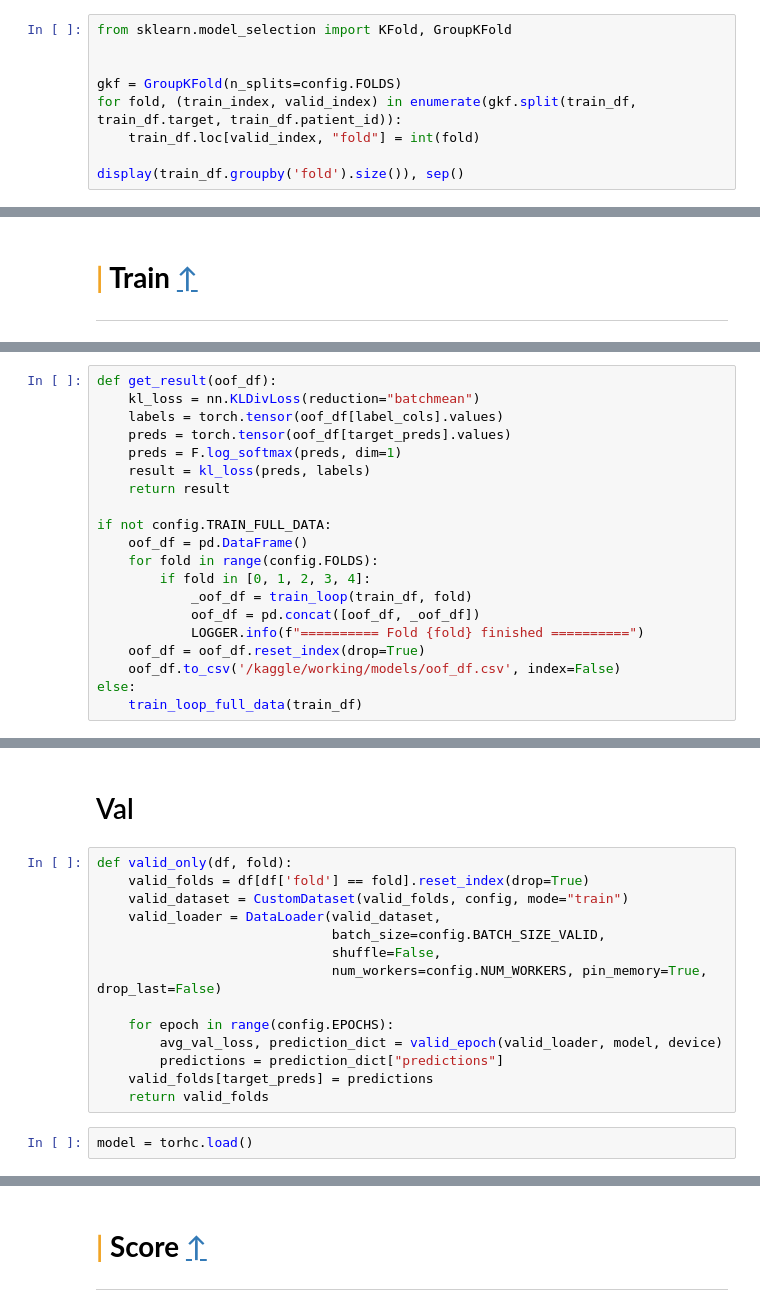
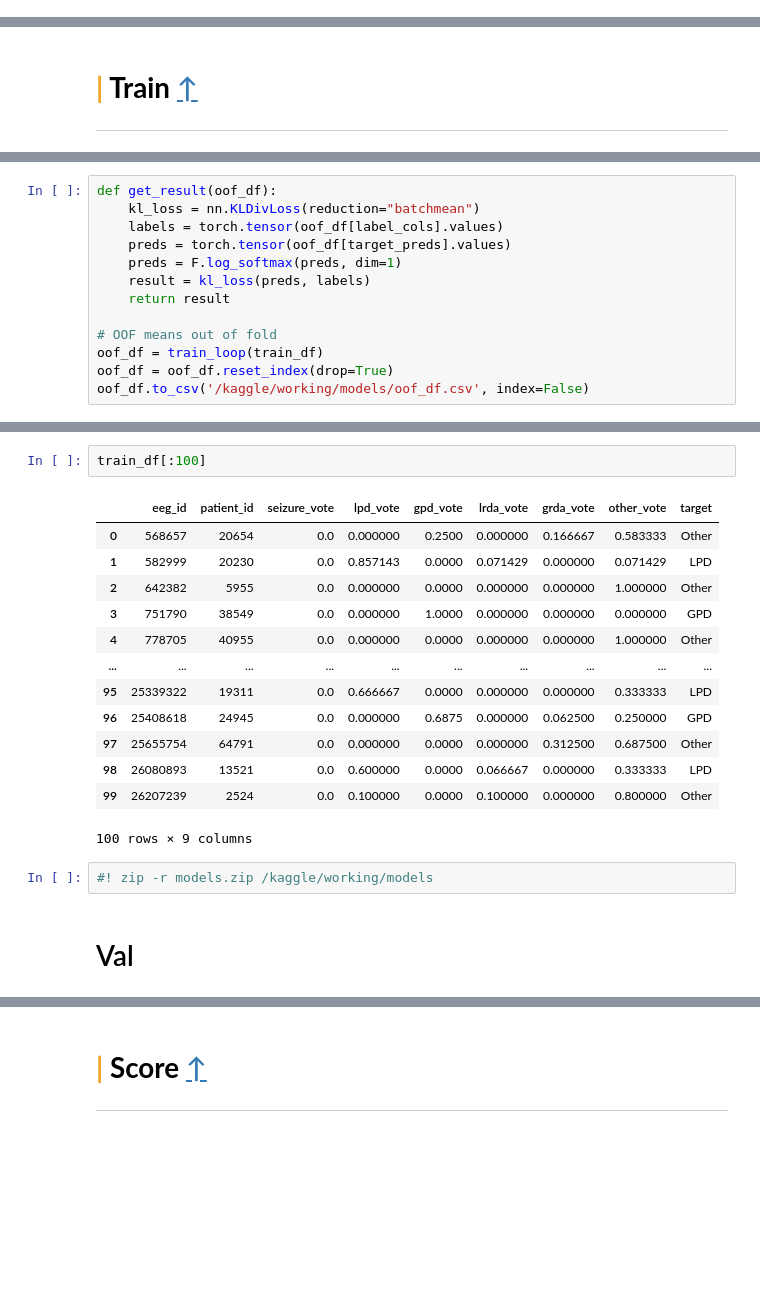
Before and after one commit to TQ07/HMS, a Jupyter notebook: copy-of-pytorch-wavenet-hms.ipynb, the cells around one changed output, grey strips where cells are left out. Drawn from its saved outputs; the diff is of its cells as text; blank space fills up the shorter version.

```diff
--- a/copy-of-pytorch-wavenet-hms.ipynb
+++ b/copy-of-pytorch-wavenet-hms.ipynb
@@ -251,9 +306,0 @@ We train using `GroupKFold` on `patient_id`.
-# %%
-from sklearn.model_selection import KFold, GroupKFold
-
-
-gkf = GroupKFold(n_splits=config.FOLDS)
-for fold, (train_index, valid_index) in enumerate(gkf.split(train_df, train_df.target, train_df.patient_id)):
-    train_df.loc[valid_index, "fold"] = int(fold)
-
-display(train_df.groupby('fold').size()), sep()
@@ -665,15 +705,8 @@ def get_result(oof_df):
     result = kl_loss(preds, labels)
     return result
 
-if not config.TRAIN_FULL_DATA:
-    oof_df = pd.DataFrame()
-    for fold in range(config.FOLDS):
-        if fold in [0, 1, 2, 3, 4]:
-            _oof_df = train_loop(train_df, fold)
-            oof_df = pd.concat([oof_df, _oof_df])
-            LOGGER.info(f"========== Fold {fold} finished ==========")
-    oof_df = oof_df.reset_index(drop=True)
-    oof_df.to_csv('/kaggle/working/models/oof_df.csv', index=False)
-else:
-    train_loop_full_data(train_df)
+# OOF means out of fold
+oof_df = train_loop(train_df)
+oof_df = oof_df.reset_index(drop=True)
+oof_df.to_csv('/kaggle/working/models/oof_df.csv', index=False)
 # %% [output]
@@ -698,18 +714,20 @@ Epoch: [1][920/2734] Elapsed 11m 4s (remain 21m 47s) Loss: nan Grad: 5.7893  LR:
+# %%
+train_df[:100]
+# %% [output]
+|  | eeg_id | patient_id | seizure_vote | lpd_vote | gpd_vote | lrda_vote | grda_vote | other_vote | target |
+| 0 | 568657 | 20654 | 0.0 | 0.000000 | 0.2500 | 0.000000 | 0.166667 | 0.583333 | Other |
+| 1 | 582999 | 20230 | 0.0 | 0.857143 | 0.0000 | 0.071429 | 0.000000 | 0.071429 | LPD |
+| 2 | 642382 | 5955 | 0.0 | 0.000000 | 0.0000 | 0.000000 | 0.000000 | 1.000000 | Other |
+| 3 | 751790 | 38549 | 0.0 | 0.000000 | 1.0000 | 0.000000 | 0.000000 | 0.000000 | GPD |
+| 4 | 778705 | 40955 | 0.0 | 0.000000 | 0.0000 | 0.000000 | 0.000000 | 1.000000 | Other |
+| ... | ... | ... | ... | ... | ... | ... | ... | ... | ... |
+| 95 | 25339322 | 19311 | 0.0 | 0.666667 | 0.0000 | 0.000000 | 0.000000 | 0.333333 | LPD |
+| 96 | 25408618 | 24945 | 0.0 | 0.000000 | 0.6875 | 0.000000 | 0.062500 | 0.250000 | GPD |
+| 97 | 25655754 | 64791 | 0.0 | 0.000000 | 0.0000 | 0.000000 | 0.312500 | 0.687500 | Other |
+| 98 | 26080893 | 13521 | 0.0 | 0.600000 | 0.0000 | 0.066667 | 0.000000 | 0.333333 | LPD |
+| 99 | 26207239 | 2524 | 0.0 | 0.100000 | 0.0000 | 0.100000 | 0.000000 | 0.800000 | Other |
+100 rows × 9 columns
+# %%
+#! zip -r models.zip /kaggle/working/models
 # %% [markdown]
 # Val
-# %%
-def valid_only(df, fold):
-    valid_folds = df[df['fold'] == fold].reset_index(drop=True)
-    valid_dataset = CustomDataset(valid_folds, config, mode="train")
-    valid_loader = DataLoader(valid_dataset,
-                              batch_size=config.BATCH_SIZE_VALID,
-                              shuffle=False,
-                              num_workers=config.NUM_WORKERS, pin_memory=True, drop_last=False)
-
-    for epoch in range(config.EPOCHS):
-        avg_val_loss, prediction_dict = valid_epoch(valid_loader, model, device)
-        predictions = prediction_dict["predictions"]
-    valid_folds[target_preds] = predictions
-    return valid_folds
-# %%
-model = torhc.load()
```
Also changed, not shown: parts of 38 cells of this notebook.
